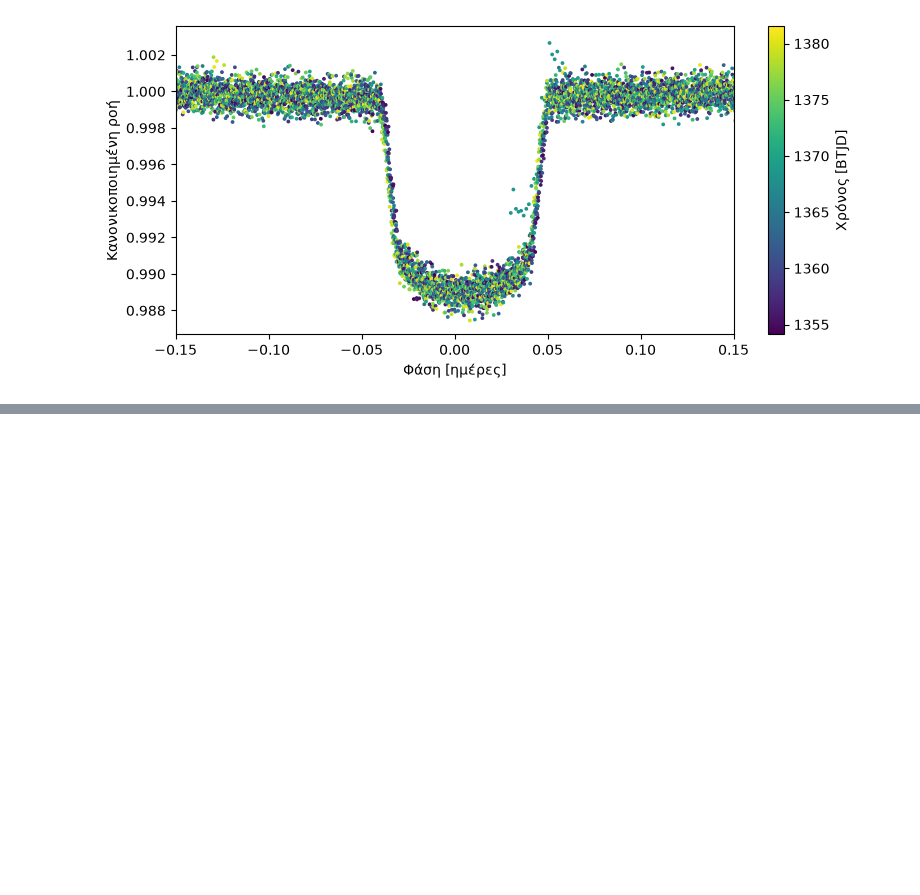
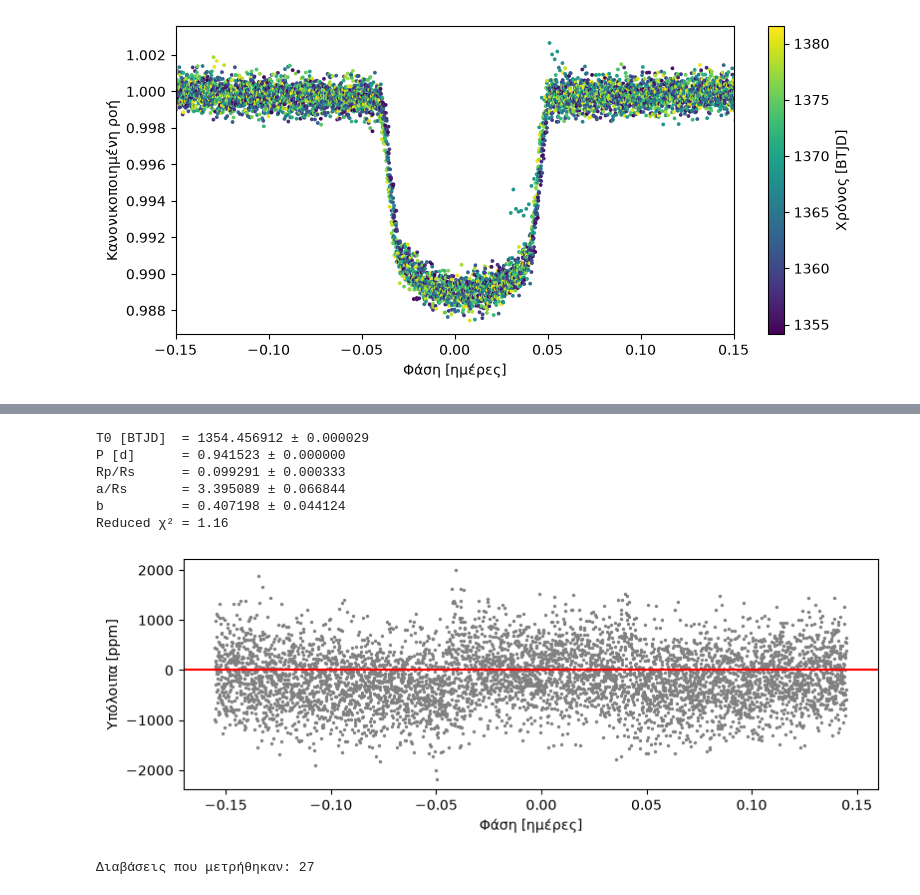
Before and after one commit to rigasneofotistos-beep/tess-transit-project, a Jupyter notebook: 01_first_lightcurve.ipynb, the cells around one changed output, grey strips where cells are left out. Saved outputs shown, nothing was run; the diff lists cells and outputs as text; code cells hidden in the pictures; blank space fills up the shorter version.

```diff
--- a/01_first_lightcurve.ipynb
+++ b/01_first_lightcurve.ipynb
@@ -137,0 +241,70 @@ plt.show()
+# %%
+x_t = to[keep]   # πραγματικός χρόνος [BTJD] των ίδιων σημείων
+
+def model_time(t, T0, Pf, k, a, b):
+    ph = (t - T0 + Pf/2) % Pf - Pf/2
+    return transit_model(ph, 0.0, k, a, b)
+
+p0 = [float(t0.value) + dt0, P, k, a, b]
+bounds = ([p0[0] - 0.01, P - 0.001, 0.05, 1.5, 0.0],
+          [p0[0] + 0.01, P + 0.001, 0.20, 10.0, 1.0])
+popt2, pcov2 = curve_fit(model_time, x_t, y, p0=p0, sigma=yerr,
+                         absolute_sigma=True, bounds=bounds)
+
+resid2 = y - model_time(x_t, *popt2)
+chi2r2 = np.sum((resid2 / yerr)**2) / (len(y) - 5)
+perr2 = np.sqrt(np.diag(pcov2)) * np.sqrt(chi2r2)   # διόρθωση αβεβαιοτήτων
+
+names2 = ["T0 [BTJD]", "P [d]", "Rp/Rs", "a/Rs", "b"]
+for nm, v, e in zip(names2, popt2, perr2):
+    print(f"{nm:10s} = {v:.6f} ± {e:.6f}")
+print(f"Reduced χ² = {chi2r2:.2f}")
+
+ph2 = (x_t - popt2[0] + popt2[1]/2) % popt2[1] - popt2[1]/2
+plt.figure(figsize=(9, 3))
+plt.scatter(ph2, resid2 * 1e6, s=2, color="gray")
+plt.axhline(0, color="red")
+plt.xlabel("Φάση [ημέρες]")
+plt.ylabel("Υπόλοιπα [ppm]")
+plt.show()
+# %% [output]
+T0 [BTJD]  = 1354.456912 ± 0.000029
+P [d]      = 0.941523 ± 0.000000
+Rp/Rs      = 0.099291 ± 0.000333
+a/Rs       = 3.395089 ± 0.066844
+b          = 0.407198 ± 0.044124
+Reduced χ² = 1.16
+[figure, added]
+# %%
+k, a, b = popt[1], popt[2], popt[3]   # σχήμα διάβασης από το κελί 3
+
+tt = arr(lc_flat2.time); ff = arr(lc_flat2.flux); ee = arr(lc_flat2.flux_err)
+good = np.isfinite(ff)
+tt, ff, ee = tt[good], ff[good], ee[good]
+
+T0g = float(t0.value) + dt0
+ep_min = int(np.floor((tt.min() - T0g) / P))
+ep_max = int(np.ceil((tt.max() - T0g) / P))
+shifts = np.arange(-0.01, 0.01, 0.00005)
+
+epochs, times, errs = [], [], []
+for ep in range(ep_min, ep_max + 1):
+    tc = T0g + ep * P
+    sel = np.abs(tt - tc) < 0.12
+    ts, fs, es = tt[sel], ff[sel], ee[sel]
+    if len(ts) < 100 or ts.min() > tc - 0.08 or ts.max() < tc + 0.08:
+        continue   # λείπει κομμάτι της διάβασης
+    chi = np.array([np.sum(((fs - transit_model(ts - tc - s, 0.0, k, a, b)) / es)**2)
+                    for s in shifts])
+    j = np.argmin(chi)
+    if j < 2 or j > len(shifts) - 3:
+        continue
+    c2, c1, c0 = np.polyfit(shifts[j-2:j+3], chi[j-2:j+3], 2)
+    epochs.append(ep)
+    times.append(tc - c1 / (2 * c2))
+    errs.append(1 / np.sqrt(c2))
+
+epochs = np.array(epochs); times = np.array(times); errs = np.array(errs)
+print("Διαβάσεις που μετρήθηκαν:", len(epochs))
+# %% [output]
+Διαβάσεις που μετρήθηκαν: 27
```
Also changed, not shown: parts of 5 cells of this notebook.
